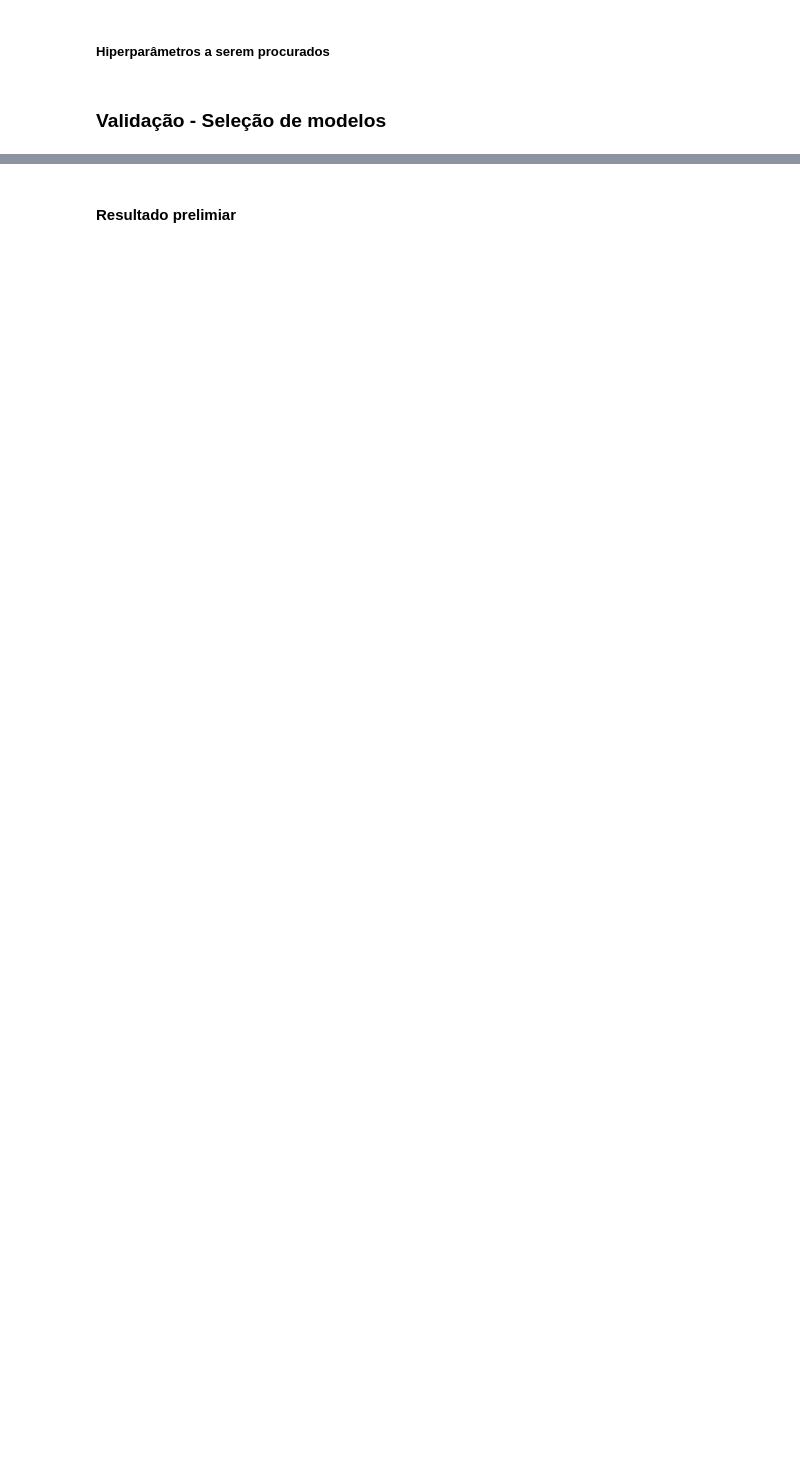
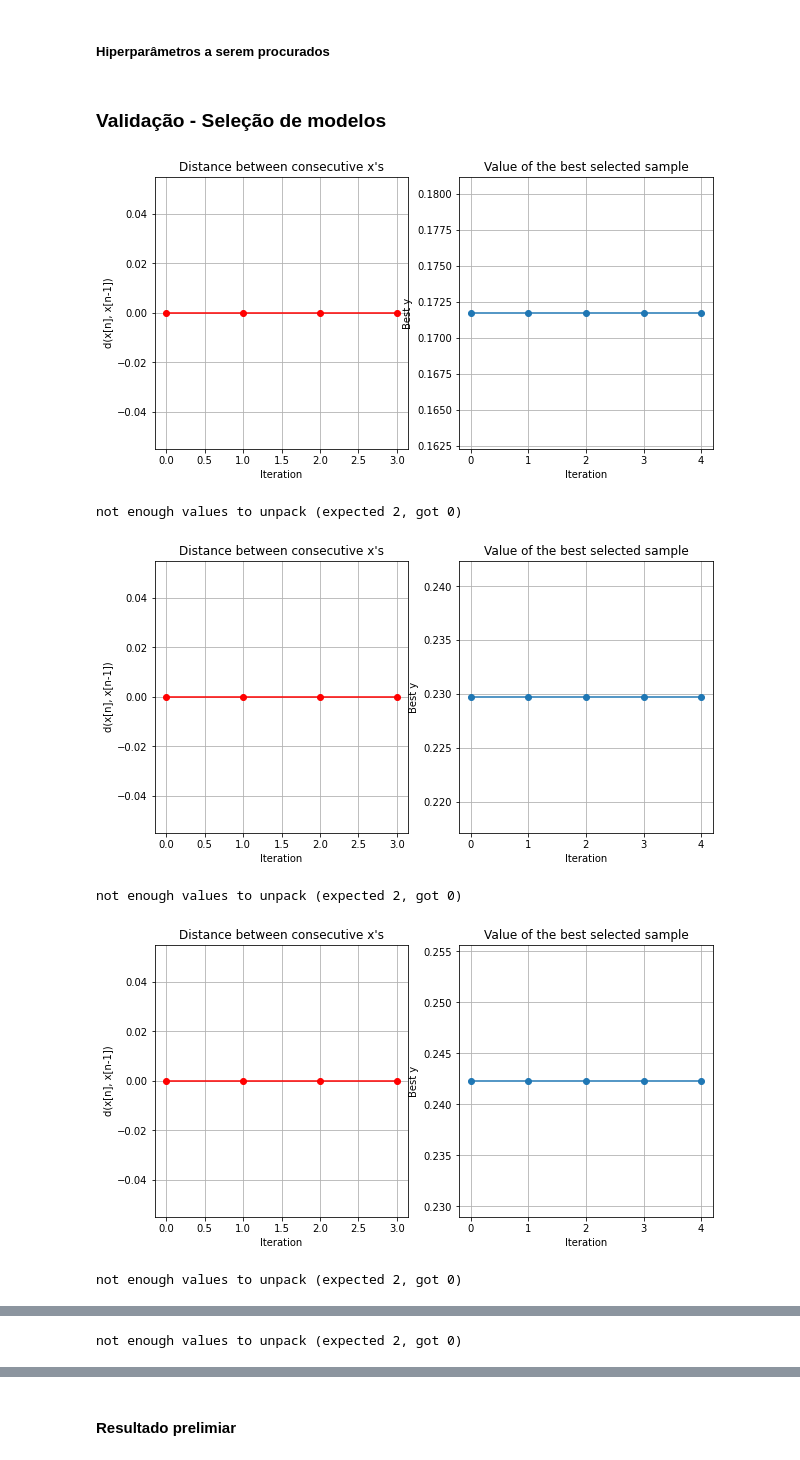
Before and after one commit to JordaoMemoria/topicosTrabalhoFinal, a Jupyter notebook: TreinamentoRegressao.ipynb, the cells around one changed output, grey strips where cells are left out. Drawn from its saved outputs; the diff is of its cells as text; code cells hidden in the pictures; blank space fills up the shorter version.

```diff
--- a/TreinamentoRegressao.ipynb
+++ b/TreinamentoRegressao.ipynb
@@ -3,9 +3,9 @@
 # %%
 treinar = {
     'GP': False,
-    'RegressaoLinear': False,
-    'BayesianPolinomialLinearRegression': False,
-    'BayesianLinearRegression': False,
+    'RegressaoLinear': True,
+    'BayesianPolinomialLinearRegression': True,
+    'BayesianLinearRegression': True,
     'RBFLinearRegression': True,
 }
 # %% [markdown]
@@ -57,8 +57,8 @@ Os dados foram separados em treino e em teste seguindo a proporção de $70\%$ p
 from sklearn.model_selection import train_test_split
 X_train, X_test, y_train, y_test = train_test_split(X, y, test_size=0.3, random_state=42)
 
-X_train = X_train[:10]
-y_train = y_train[:10]
+X_train = X_train[:50]
+y_train = y_train[:50]
 
 print('Quantidade de elementos para o treinamento:', X_train.shape)
 print('Quantidade de elementos selecionados para teste:', X_test.shape)
@@ -348,4 +376,12 @@ if treinar['GP']:
 # %%
 if treinar['RegressaoLinear']:
     resultado_parcial = validacao_cruzada(Modelo=RegressaoLinear, dominio=dominio_regressao_linear, X=X_train, y=y_train)
     relatorio_modelos = pd.concat([relatorio_modelos, resultado_parcial])
+    resultado_parcial.to_csv('resultados_parciais/RegressaoLinear.csv')
+# %% [output]
+[figure, added]
+not enough values to unpack (expected 2, got 0)
+[figure, added]
+not enough values to unpack (expected 2, got 0)
+[figure, added]
+not enough values to unpack (expected 2, got 0)
@@ -351,0 +389 @@ if treinar['RegressaoLinear']:
+not enough values to unpack (expected 2, got 0)
```
Also changed, not shown: parts of 12 cells of this notebook.
